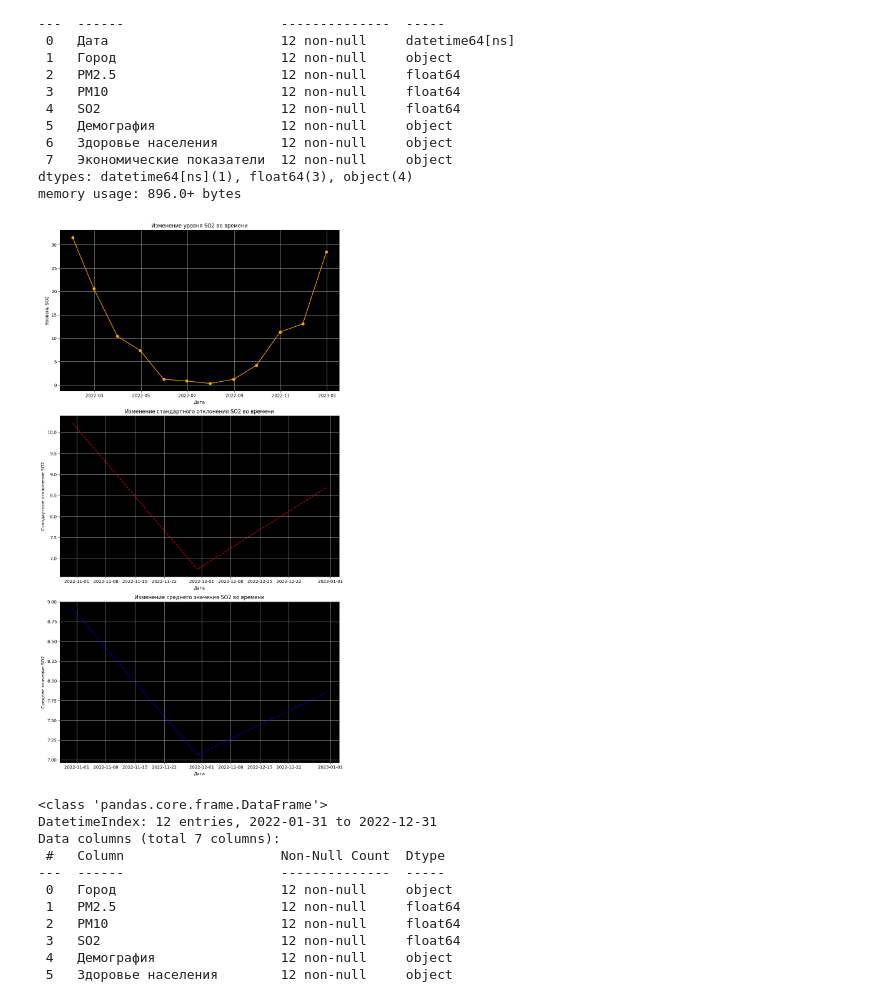
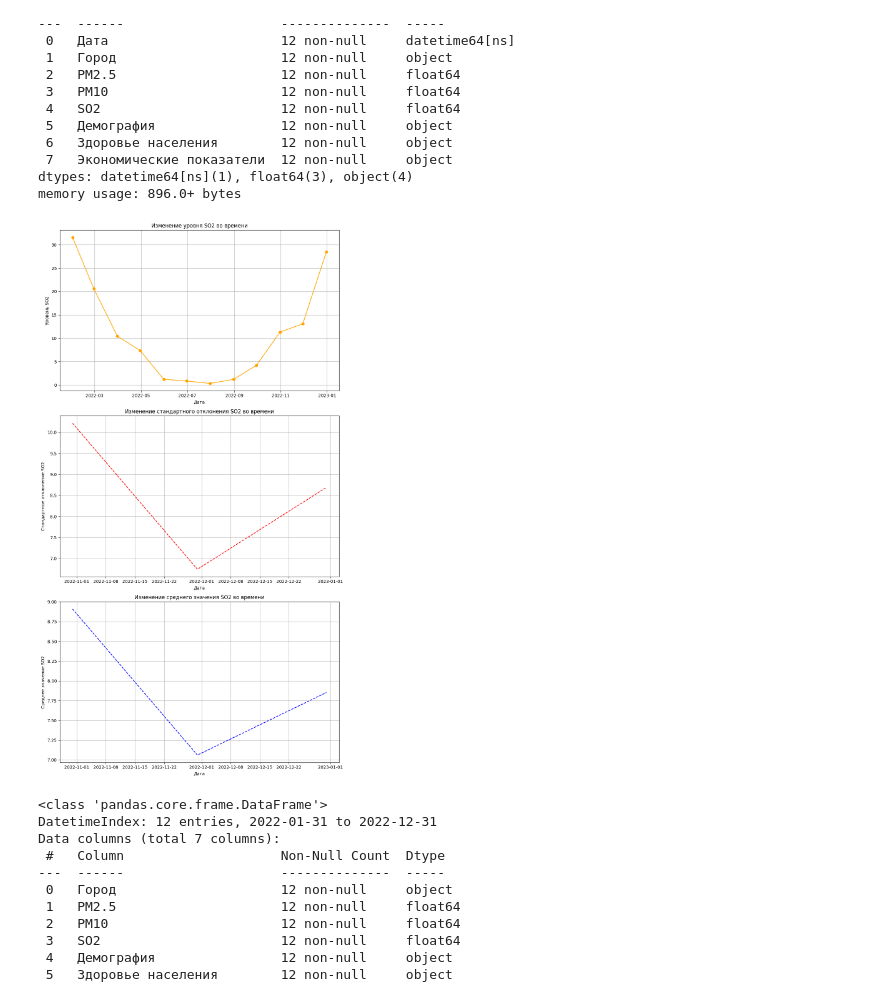
Before and after one commit to Tariel03/AirPollutionAnalysis, a Jupyter notebook: air_analyzer.ipynb, the cells around one changed output. Cells and saved outputs as stored; diff of their text form; code cells hidden in the pictures.

```diff
--- a/air_analyzer.ipynb
+++ b/air_analyzer.ipynb
@@ -432,37 +432,34 @@ import matplotlib.pyplot as plt
 plt.figure(figsize=(10, 18))  # Adjust the figure size as needed
 std_values = bishkek_air['SO2'].rolling(window=10).std()
 mean_values = bishkek_air['SO2'].rolling(window=10).mean()
 # Plot for Уровень SO2
 plt.subplot(3, 1, 1)
 plt.plot(bishkek_air.index, bishkek_air['SO2'], marker='o', linestyle='-', color='orange')
 plt.title('Изменение уровня SO2 во времени')
 plt.xlabel('Дата')
 plt.ylabel('Уровень SO2')
-plt.gca().set_facecolor('black')
 plt.grid(True)
 
 # Plot for Стандартное отклонение
 plt.subplot(3, 1, 2)
 plt.plot(bishkek_air.index, std_values, linestyle='--', color='red')
 plt.title('Изменение стандартного отклонения SO2 во времени')
 plt.xlabel('Дата')
 plt.ylabel('Стандартное отклонение SO2')
-plt.gca().set_facecolor('black')
 plt.grid(True)
 
 # Plot for Среднее значение
 plt.subplot(3, 1, 3)
 plt.plot(bishkek_air.index, mean_values, linestyle='--', color='blue')
 plt.title('Изменение среднего значения SO2 во времени')
 plt.xlabel('Дата')
 plt.ylabel('Среднее значение SO2')
-plt.gca().set_facecolor('black')
 plt.grid(True)
 
 plt.tight_layout()  # Adjust layout for better spacing
 plt.show()
 # %% [output]
-[figure, old version]
+[figure, new version]
 # %%
 
 # Assuming 'Дата' column is datetime type
```
